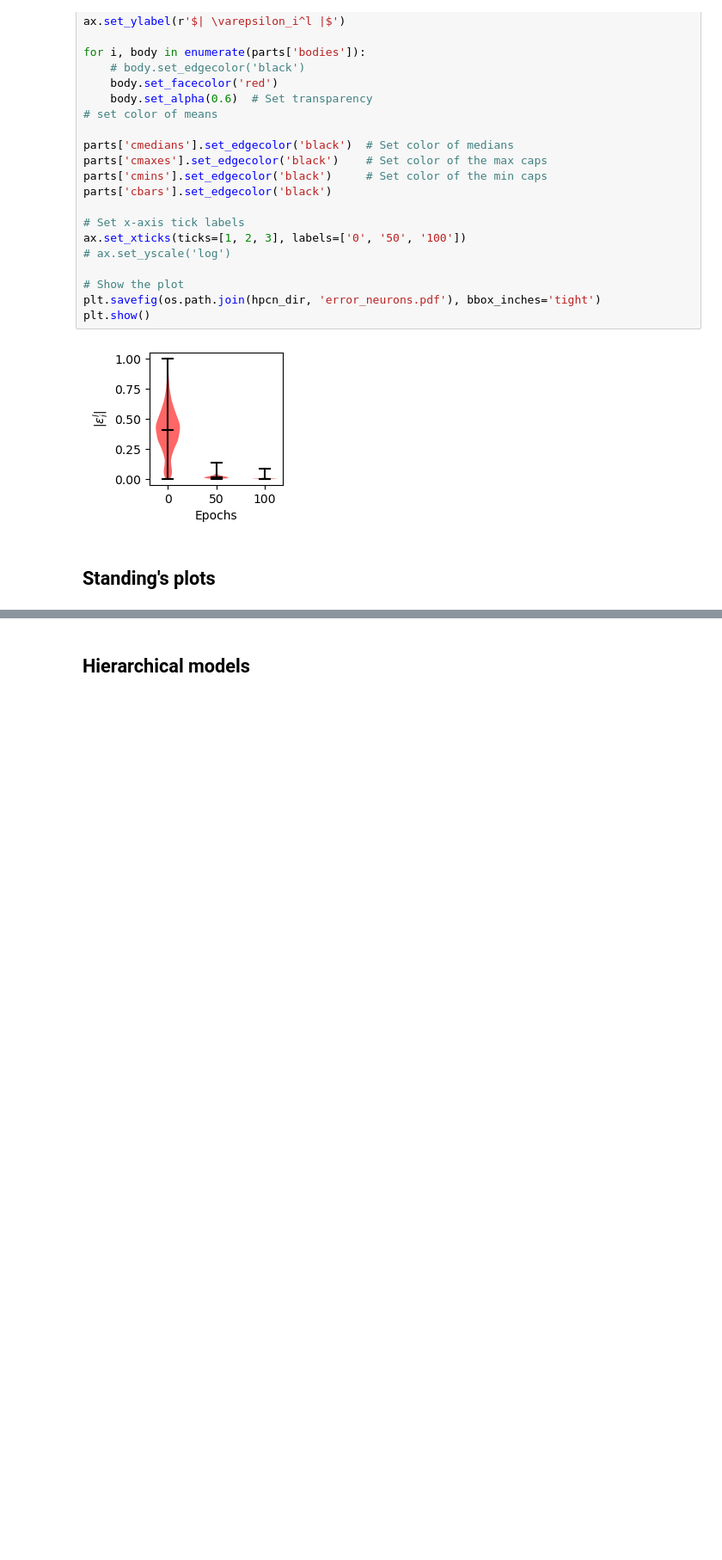
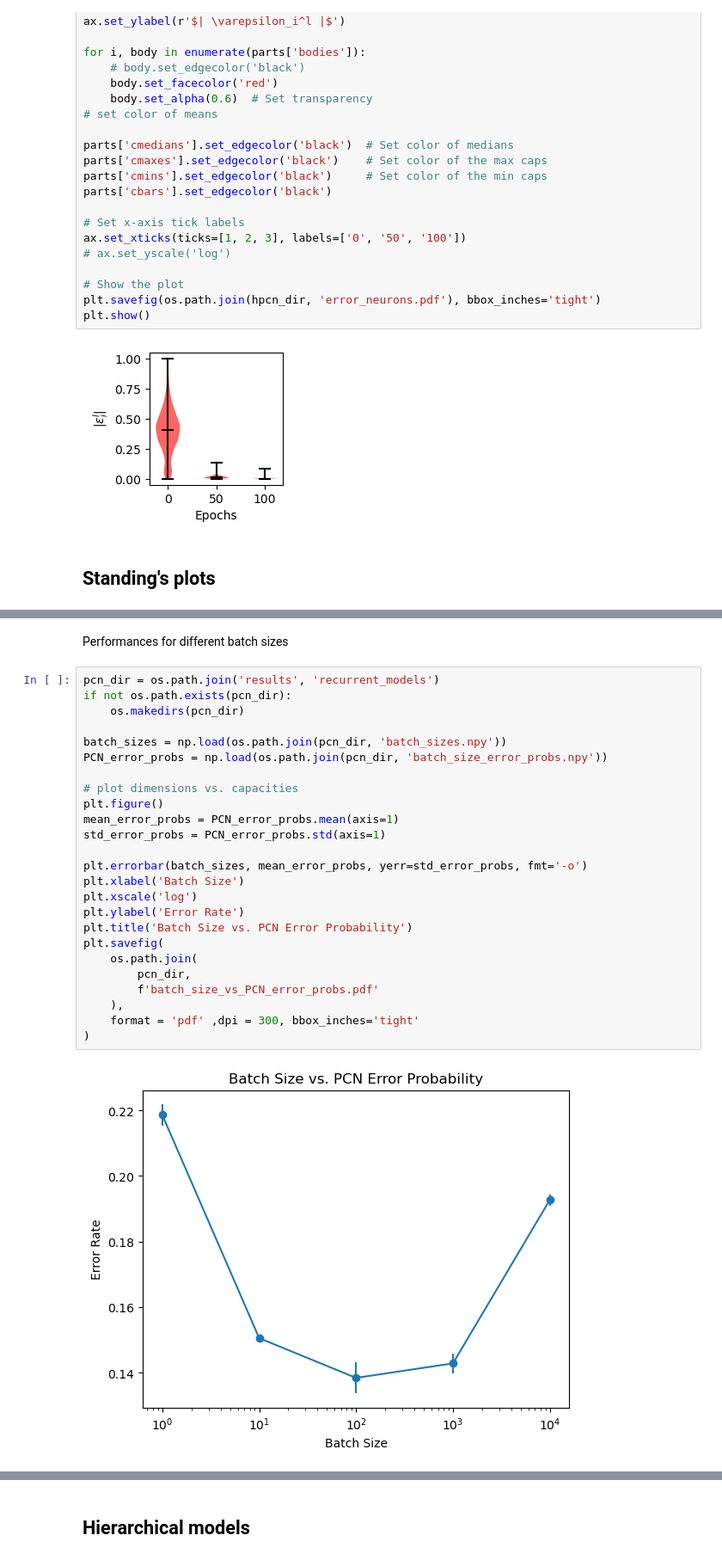
Before and after one commit to ltjed/novelty-detection-pc, a Jupyter notebook: visualization.ipynb, the cells around one changed output, grey strips where cells are left out. Shown at 86% size. Drawn from its saved outputs; the diff is of its cells as text; blank space fills up the shorter version.

```diff
--- a/visualization.ipynb
+++ b/visualization.ipynb
@@ -244,0 +286,29 @@ NameError: name 'HN_gaussian_uncor' is not defined
+# %% [markdown]
+Performances for different batch sizes
+# %%
+pcn_dir = os.path.join('results', 'recurrent_models')
+if not os.path.exists(pcn_dir):
+    os.makedirs(pcn_dir)
+
+batch_sizes = np.load(os.path.join(pcn_dir, 'batch_sizes.npy'))
+PCN_error_probs = np.load(os.path.join(pcn_dir, 'batch_size_error_probs.npy'))
+
+# plot dimensions vs. capacities
+plt.figure()
+mean_error_probs = PCN_error_probs.mean(axis=1)
+std_error_probs = PCN_error_probs.std(axis=1)
+
+plt.errorbar(batch_sizes, mean_error_probs, yerr=std_error_probs, fmt='-o')
+plt.xlabel('Batch Size')
+plt.xscale('log')
+plt.ylabel('Error Rate')
+plt.title('Batch Size vs. PCN Error Probability')
+plt.savefig(
+    os.path.join(
+        pcn_dir,
+        f'batch_size_vs_PCN_error_probs.pdf'
+    ),
+    format = 'pdf' ,dpi = 300, bbox_inches='tight'
+)
+# %% [output]
+[figure, added]
```
Also changed, not shown: parts of 18 cells of this notebook, 7 other files.
